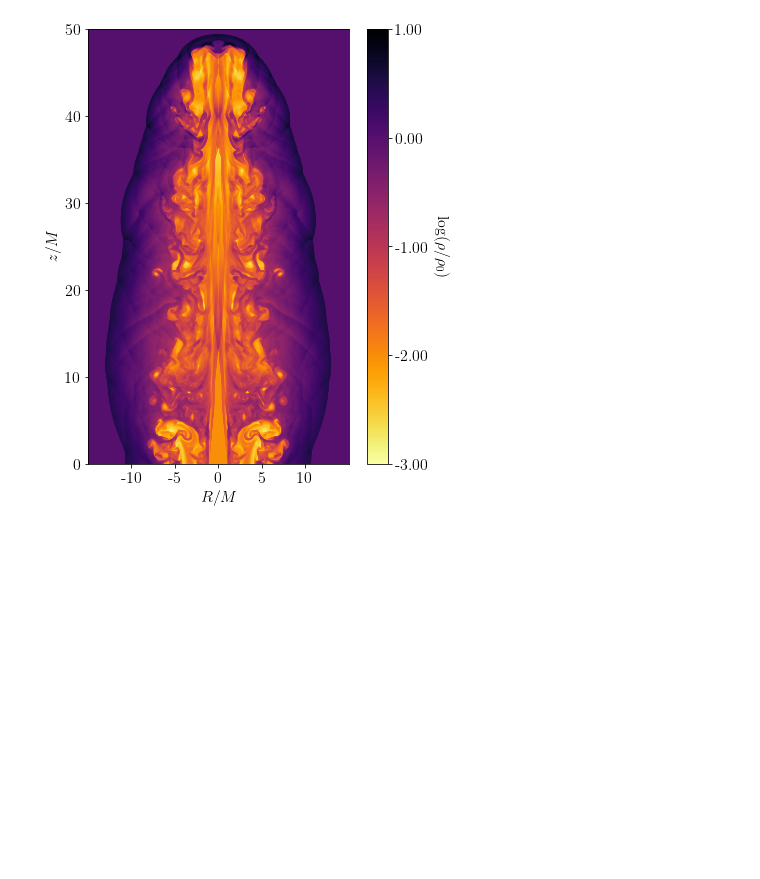
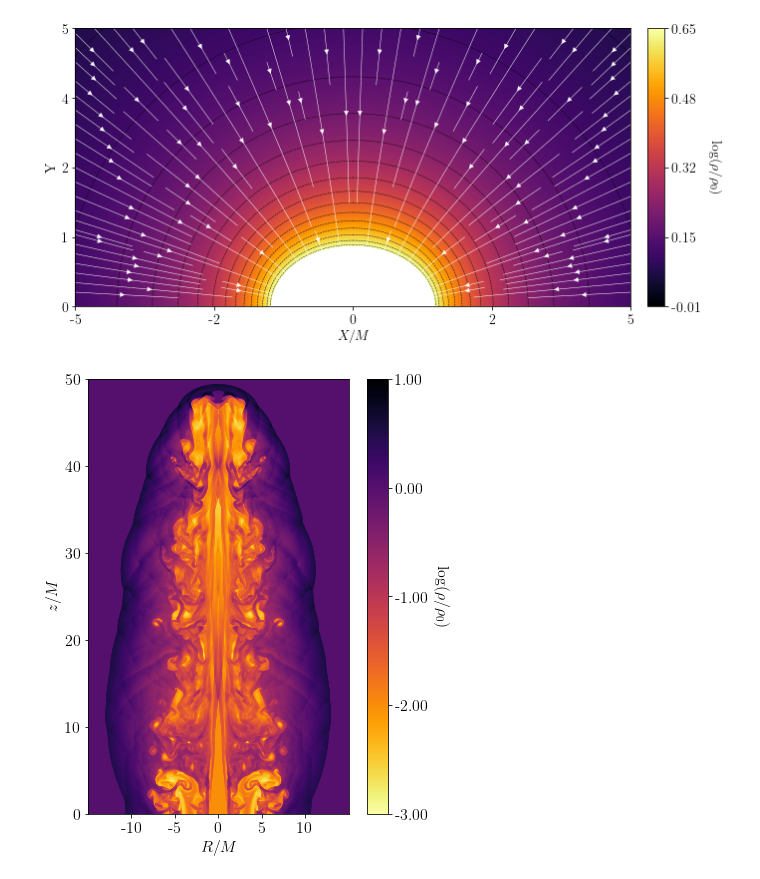
Before and after one commit to aaguayoo/aztekasPlots, a Jupyter notebook: notebooks/aztekasPlot.ipynb, the cells around one changed output. Saved outputs shown, nothing was run; the diff lists cells and outputs as text; code cells hidden in the pictures; blank space fills up the shorter version.

```diff
--- a/notebooks/aztekasPlot.ipynb
+++ b/notebooks/aztekasPlot.ipynb
@@ -2,22 +2,24 @@
 from Aztekasplot.main import Plotter
 import numpy as np
 # %%
-plot = Plotter("./kerr-schild.dat",metric="Kerr-Schild",a_spin=0.0)
+plot = Plotter("./kerr-schild.dat",metric="Kerr-Schild",a_spin=0.99)
 # %%
 plot.initialize_plot(fontsize=14)
-plot.set_axis(x1min=-2,x2min=0,x1max=2,x2max=2,X2_reflect=True)
+plot.set_axis(x1min=-5,x2min=0,x1max=5,x2max=5,X2_reflect=True)
 plot.set_axis_ticks()
 plot.set_axis_labels(x1_label="$X/M$")
 plot.get_contour_plot(plot_var="rho",
                       cmap='inferno',
                       contour_color='black',
                       scale='log',
                       cbar_min = -0.01,
                       cbar_max = None,
                       set_contour = True
 )
 plot.get_colorbar(bar_width=3,cbar_pad = 0.06, cbar_label="$\\log(\\rho/\\rho_0)$",labelpad=22)
 plot.get_streamlines()
+# %% [output]
+[figure, added]
 # %%
 plot = Plotter("./mink_cyl.dat")
 # %%
```
Also changed, not shown: 1 other file.
